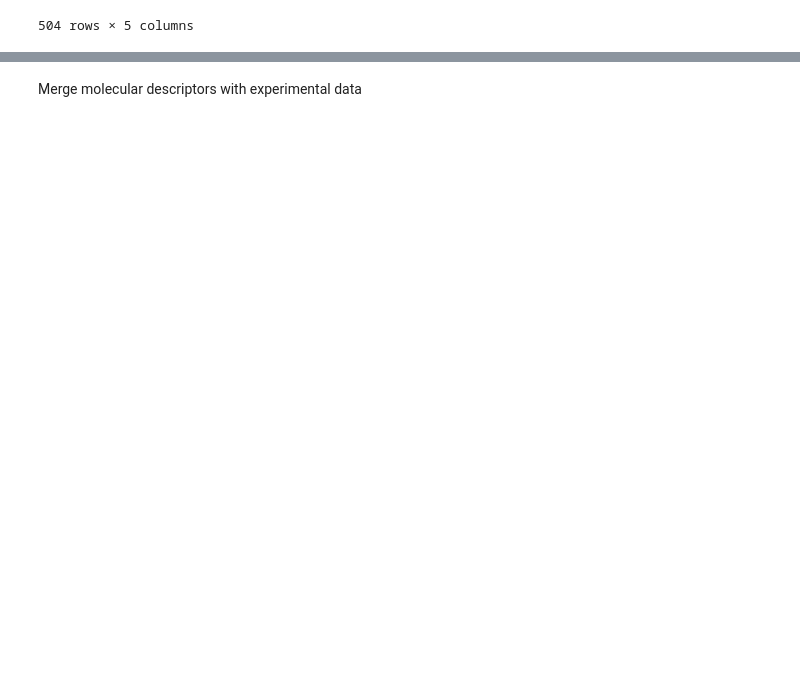
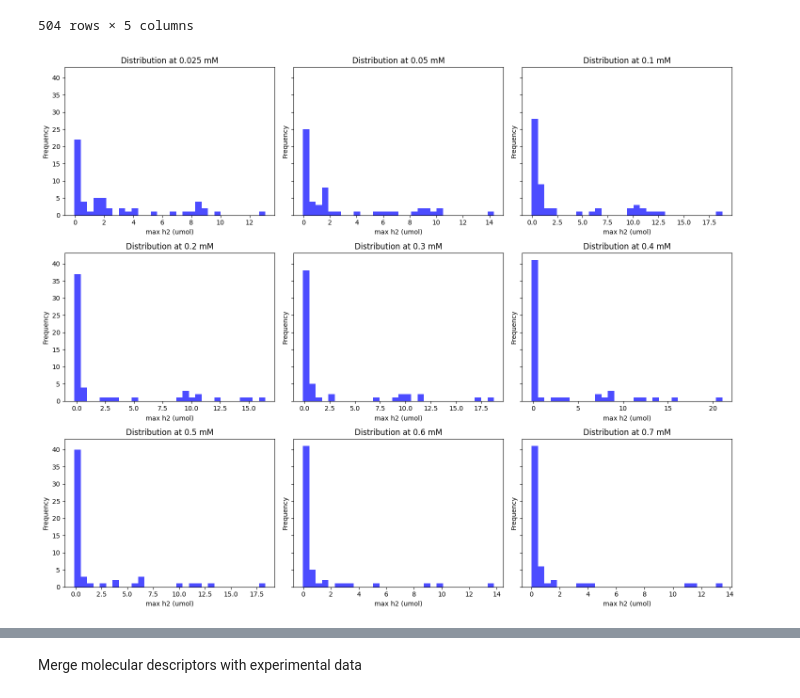
Before and after one commit to kareem-Abdelmaqsoud/HER-metal-complex-ligands, a Jupyter notebook: baseline_models.ipynb, the cells around one changed output, grey strips where cells are left out. Cells and saved outputs as stored; diff of their text form; code cells hidden in the pictures; blank space fills up the shorter version.

```diff
--- a/baseline_models.ipynb
+++ b/baseline_models.ipynb
@@ -22,3 +22,28 @@ df[['Ligand Name','SMILES', 'Ni conc [mM]', 'Sample ID', 'max h2 (umol)']]
 | 502 | 3,3,3 triphenyl propionic acid | OC(=O)CC(c1ccccc1)(c2ccccc2)c3ccccc3 | 0.700 | L56 | 0.218561 |
 | 503 | 2-mercaptopyridine | S=C1NC=CC=C1 | 0.700 | L1 | 1.693322 |
 504 rows × 5 columns
+# %%
+import matplotlib.pyplot as plt
+
+concentrations = df['Ni conc [mM]'].unique()
+n_conc = len(concentrations)
+
+fig, axes = plt.subplots(3, 3, figsize=(15, 12), sharey=True)
+axes = axes.flatten()
+
+for i, conc in enumerate(concentrations):
+    ax = axes[i]
+    subset = df[df['Ni conc [mM]'] == conc]
+    subset['max h2 (umol)'].hist(bins=30, grid=False, color='blue', alpha=0.7, ax=ax)
+    ax.set_xlabel('max h2 (umol)')
+    ax.set_ylabel('Frequency')
+    ax.set_title(f'Distribution at {conc} mM')
+
+# Hide unused subplots if any
+for j in range(len(concentrations), len(axes)):
+    axes[j].set_visible(False)
+
+plt.tight_layout()
+plt.show()
+# %% [output]
+[figure, added]
```
Also changed, not shown: parts of 21 cells of this notebook, 1 other file.
